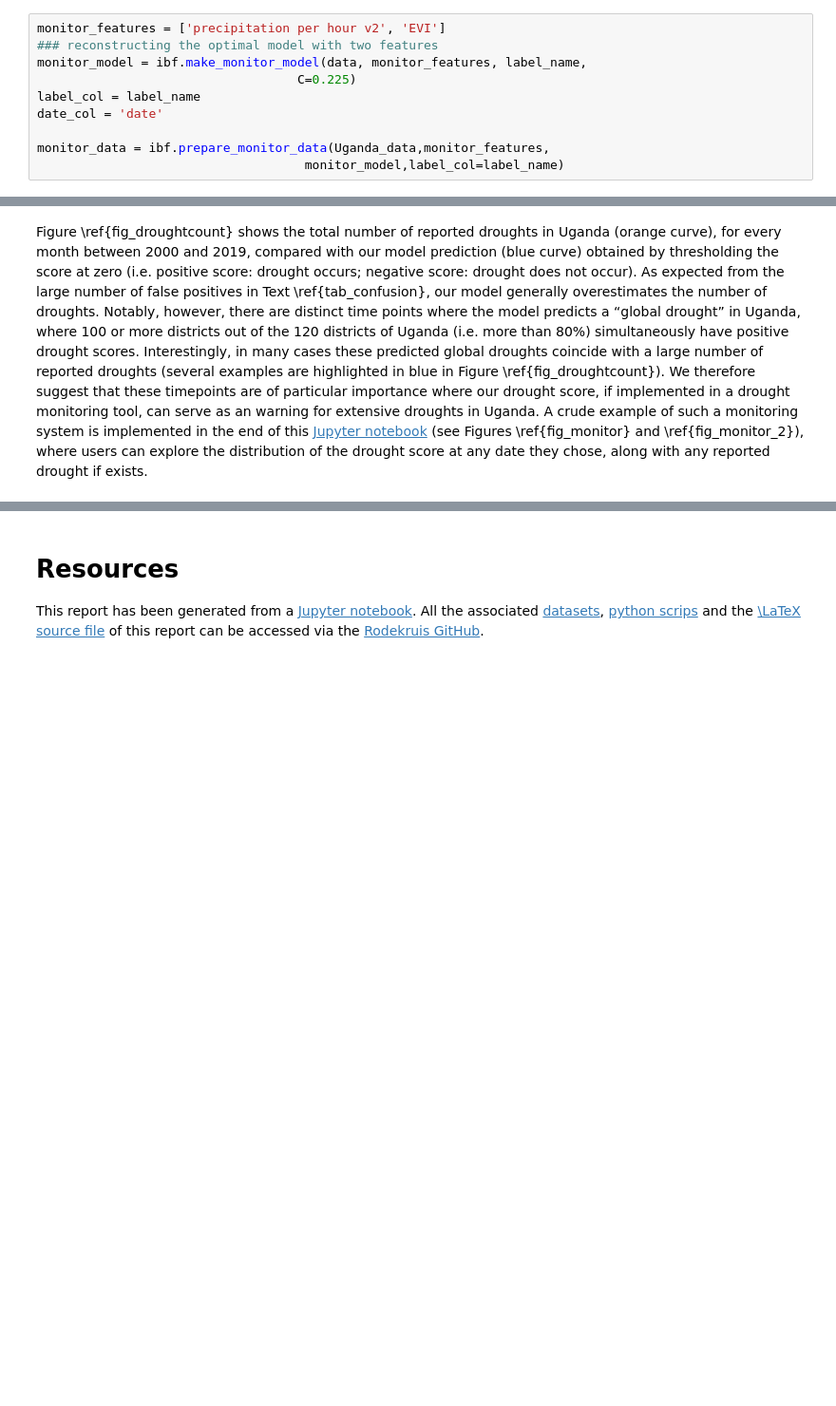
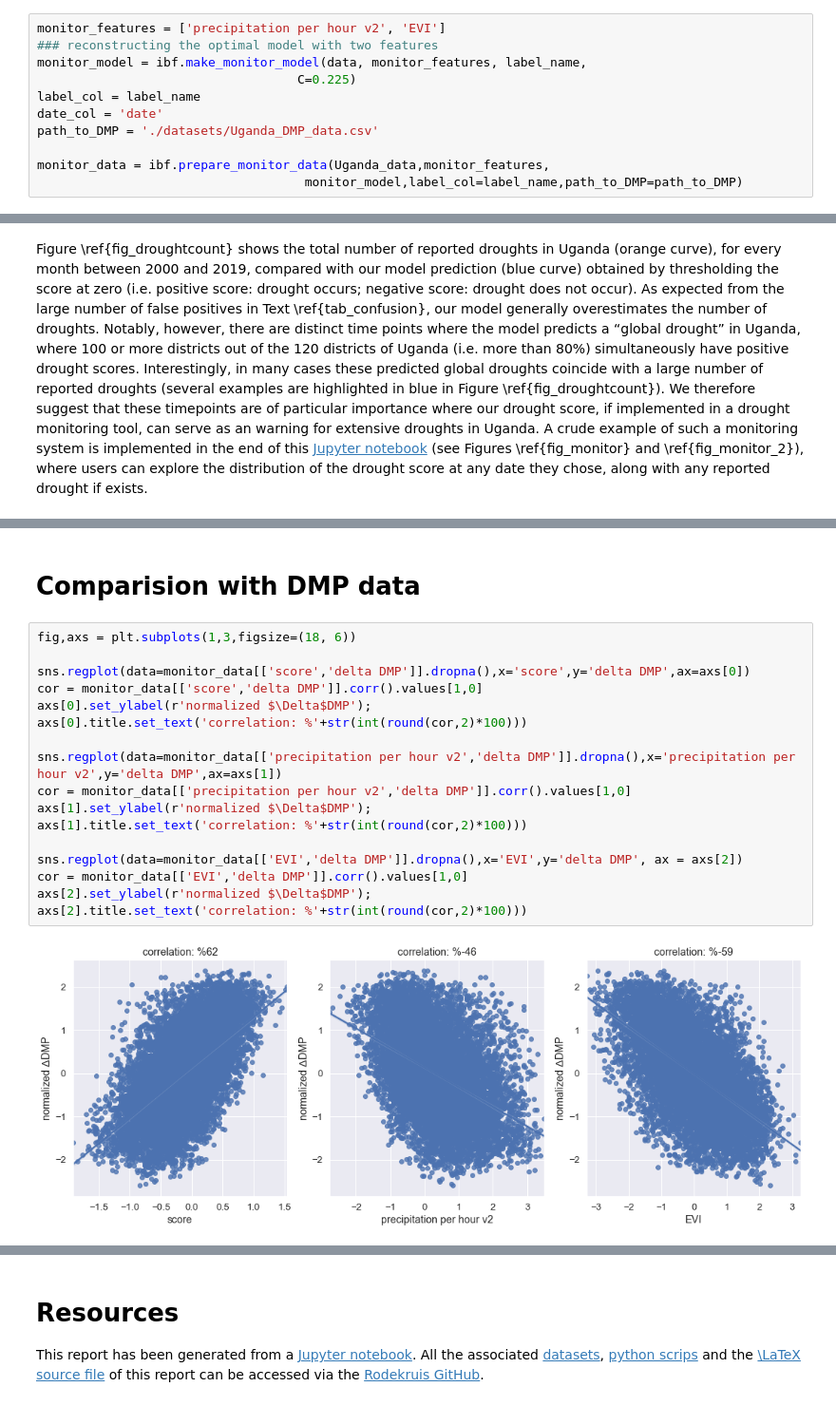
Before and after one commit to rodekruis/IBF-system, a Jupyter notebook: trigger-model-development/drought/skill-assessment/Model Event Data/Uganda_logit_model.ipynb, the cells around one changed output, grey strips where cells are left out. Shown at 95% size. Drawn from its saved outputs; the diff is of its cells as text; blank space fills up the shorter version.

```diff
--- a/trigger-model-development/drought/skill-assessment/Model Event Data/Uganda_logit_model.ipynb
+++ b/trigger-model-development/drought/skill-assessment/Model Event Data/Uganda_logit_model.ipynb
@@ -577,7 +581,8 @@ monitor_model = ibf.make_monitor_model(data, monitor_features, label_name,
                                    C=0.225)
 label_col = label_name
 date_col = 'date'
+path_to_DMP = './datasets/Uganda_DMP_data.csv'
 
 monitor_data = ibf.prepare_monitor_data(Uganda_data,monitor_features,
-                                    monitor_model,label_col=label_name)
+                                    monitor_model,label_col=label_name,path_to_DMP=path_to_DMP)
 # %%
@@ -674,2 +679,23 @@ monitor1 = interact(monitor2,months=slider)
 # %% [output]
 interactive(children=(IntSlider(value=112, continuous_update=False, description='# Months:', max=233), Output(…
+# %% [markdown]
+# Comparision with DMP data
+# %%
+fig,axs = plt.subplots(1,3,figsize=(18, 6))
+
+sns.regplot(data=monitor_data[['score','delta DMP']].dropna(),x='score',y='delta DMP',ax=axs[0])
+cor = monitor_data[['score','delta DMP']].corr().values[1,0]
+axs[0].set_ylabel(r'normalized $\Delta$DMP');
+axs[0].title.set_text('correlation: %'+str(int(round(cor,2)*100)))
+
+sns.regplot(data=monitor_data[['precipitation per hour v2','delta DMP']].dropna(),x='precipitation per hour v2',y='delta DMP',ax=axs[1])
+cor = monitor_data[['precipitation per hour v2','delta DMP']].corr().values[1,0]
+axs[1].set_ylabel(r'normalized $\Delta$DMP');
+axs[1].title.set_text('correlation: %'+str(int(round(cor,2)*100)))
+
+sns.regplot(data=monitor_data[['EVI','delta DMP']].dropna(),x='EVI',y='delta DMP', ax = axs[2])
+cor = monitor_data[['EVI','delta DMP']].corr().values[1,0]
+axs[2].set_ylabel(r'normalized $\Delta$DMP');
+axs[2].title.set_text('correlation: %'+str(int(round(cor,2)*100)))
+# %% [output]
+[figure, added]
```
Also changed, not shown: parts of 12 cells of this notebook, 4 other files.
